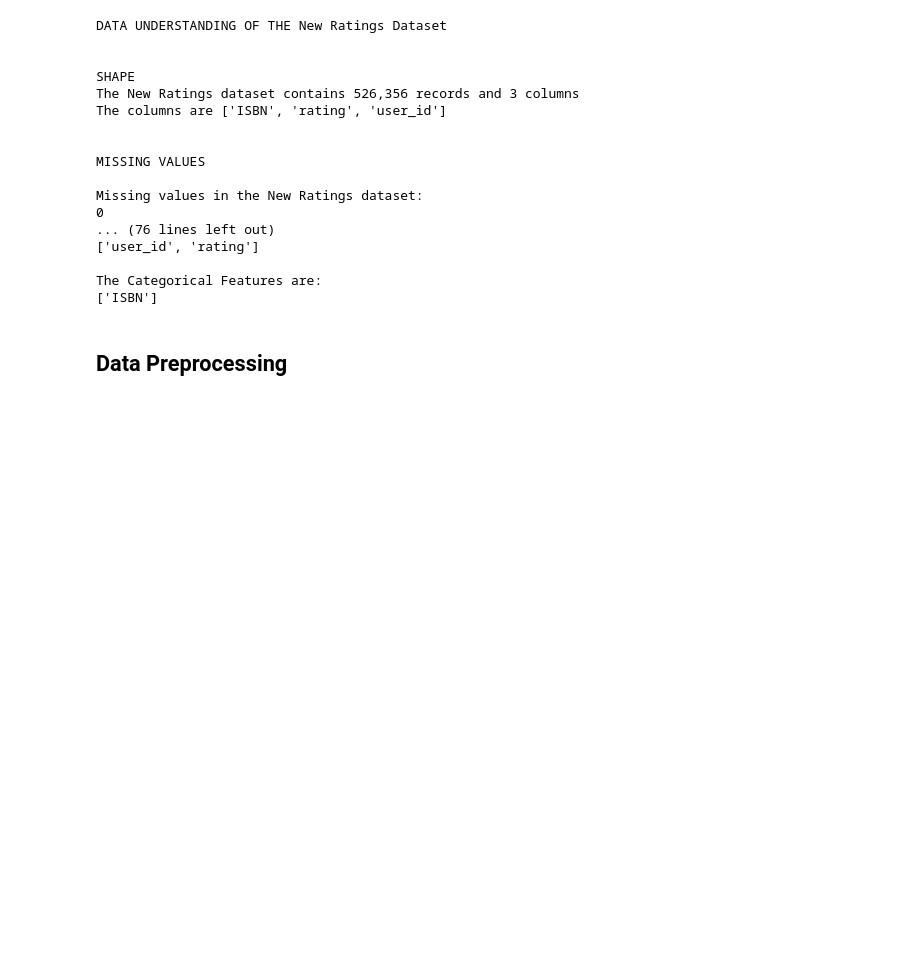
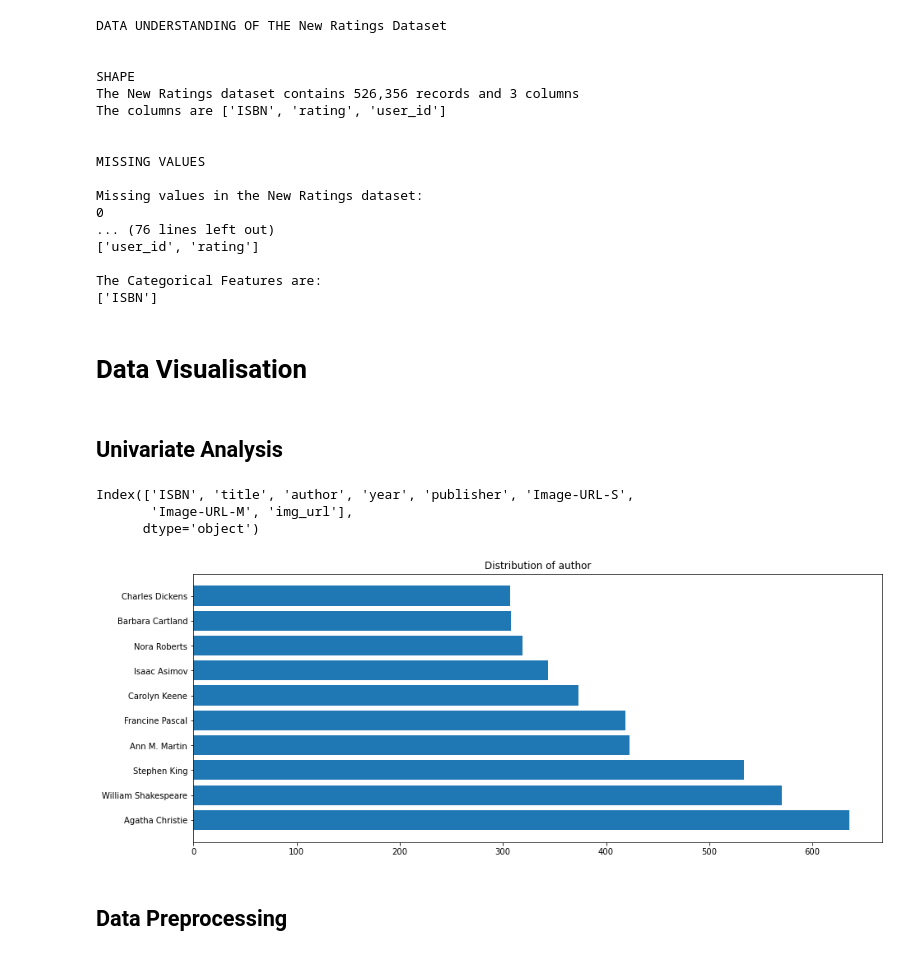
Before and after one commit to ggeorgekkariuki/picasso-book-bar, a Jupyter notebook: index.ipynb, the cells around one changed output. Drawn from its saved outputs; the diff is of its cells as text; code cells hidden in the pictures; blank space fills up the shorter version.

Commit message:
Visualisations and Additional Data Cleaning

```diff
--- a/index.ipynb
+++ b/index.ipynb
@@ -394,6 +415,31 @@ Missing values in the New Ratings dataset:
 
 The Categorical Features are:
 ['ISBN']
+# %% [markdown]
+# Data Visualisation
+# %% [markdown]
+## Univariate Analysis
+# %%
+books_df.columns
+# %% [output]
+Index(['ISBN', 'title', 'author', 'year', 'publisher', 'Image-URL-S',
+       'Image-URL-M', 'img_url'],
+      dtype='object')
+# %%
+def univariate_plot(df, feature, plot):
+    data = df[feature].value_counts(ascending=False)[:10]
+    plt.figure(figsize=(15, 6))
+    if plot == 'barh':
+        plt.barh(y=data.index, width=data.values)
+    elif plot == 'bar':
+        plt.xticks(rotation = 25)
+        plt.bar(x=data.index, height=data.values)
+
+    plt.title(f"Distribution of {feature}")
+
+univariate_plot(books_df, 'author', plot='barh')
+# %% [output]
+[figure, added]
 # %% [markdown]
 ## Data Preprocessing
 # %% [markdown]
```
Also changed, not shown: parts of 26 cells of this notebook.
